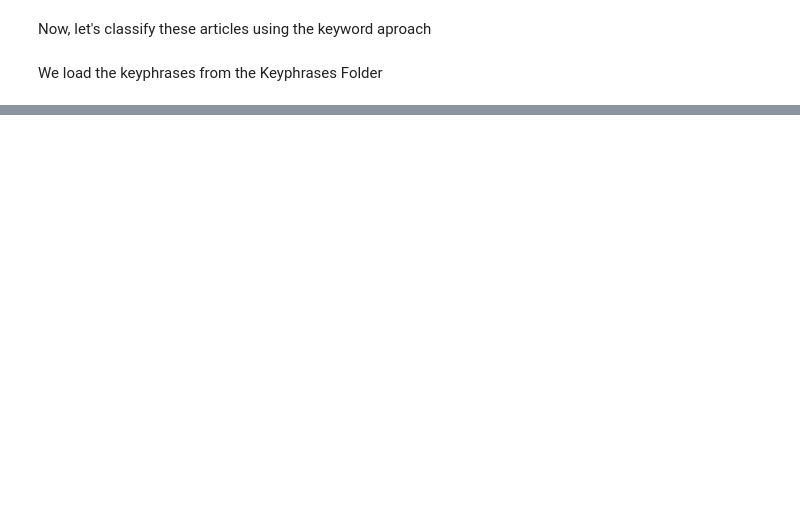
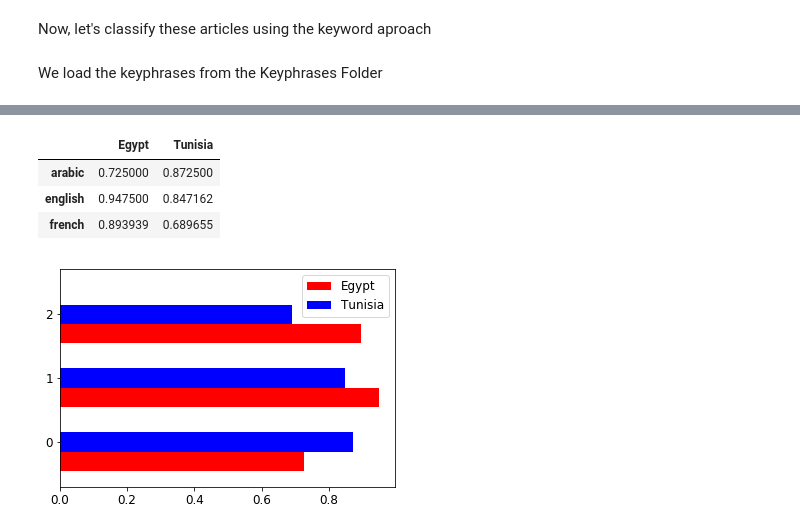
Before and after one commit to KhalilMrini/Revisiting-Arab-Spring, a Jupyter notebook: Project/Project_DW.ipynb, the cells around one changed output, grey strips where cells are left out. Drawn from its saved outputs; the diff is of its cells as text; code cells hidden in the pictures; blank space fills up the shorter version.

```diff
--- a/Project/Project_DW.ipynb
+++ b/Project/Project_DW.ipynb
@@ -1083,0 +1078,8 @@ the file contaning 400 articles has been successfully created in :: ./dw/egy_ar.
+# %%
+DW_ARTICLES = {}
+for country in DW_KEYSEARCH:
+    print('Start scraping articles for {} ...'.format(country))
+    country_articles = {}
+    for lang, keyword in DW_KEYSEARCH[country].items():
+        country_articles[lang] = dw_scraper(keyword, lang, filename=country)
+    DW_ARTICLES[country] = country_articles
@@ -1127,6 +1147,6 @@ def compute_accuracy(articles, language, country):
     df = pd.DataFrame(df).T
     df.Egypt = df.Egypt.astype(float)
     df.Tunisia = df.Tunisia.astype(float)
-    tn_egy_scater(df, title="Scatter of {}'s articles in {}%".format(country, language), size=5)
+    tn_egy_scater(df, title="Scatter of {}'s articles in {}".format(country, language), size=5)
     plt.show()
     return accuracy
@@ -1152,0 +1153,7 @@ The accuracy for Tunisia's articles in arabic is 87.25%
+# %%
+articles_accuracy = {}
+for country in DW_ARTICLES:
+    country_accuracy = {}
+    for lang, articles in DW_ARTICLES[country].items():
+        country_accuracy[lang] = compute_accuracy(articles, lang, country)
+    articles_accuracy[country] = country_accuracy
@@ -1152,0 +1173,27 @@ The accuracy for Tunisia's articles in arabic is 87.25%
+# %%
+acc_df = pd.DataFrame(data=articles_accuracy)
+acc_df
+# %% [output]
+|  | Egypt | Tunisia |
+| arabic | 0.725000 | 0.872500 |
+| english | 0.947500 | 0.847162 |
+| french | 0.893939 | 0.689655 |
+# %%
+import pandas
+import matplotlib.pyplot as plt
+import numpy as np
+
+inx = np.arange(len(acc_df))
+width = 0.3
+
+fig, ax = plt.subplots()
+
+ax.barh(inx, acc_df.Egypt, width, color='red', label=EG)
+ax.barh(inx + width, acc_df.Tunisia, width, color='blue', label=TN)
+
+ax.set(yticks=ind + width, yticklabels=df.index, ylim=[2*width - 1, len(df)])
+ax.legend()
+
+plt.show()
+# %% [output]
+[figure, added]
```
Also changed, not shown: parts of 16 cells of this notebook, 6 other files.
